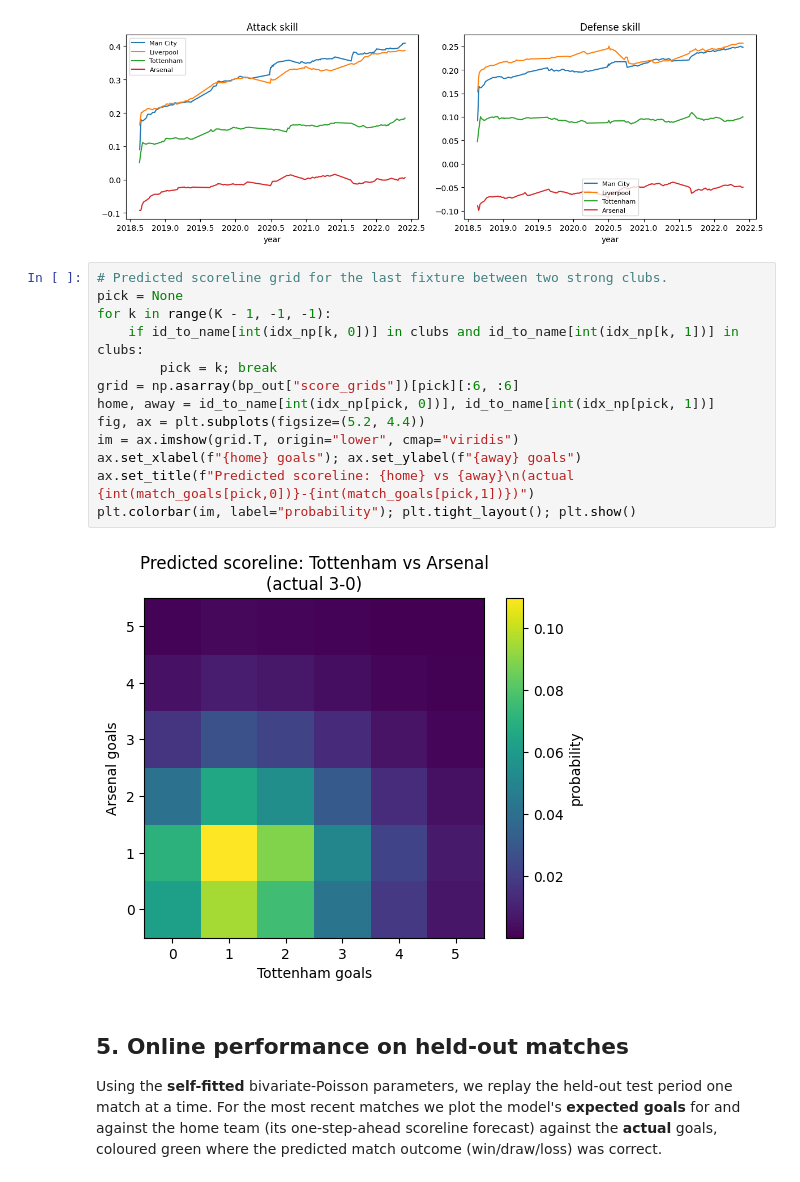
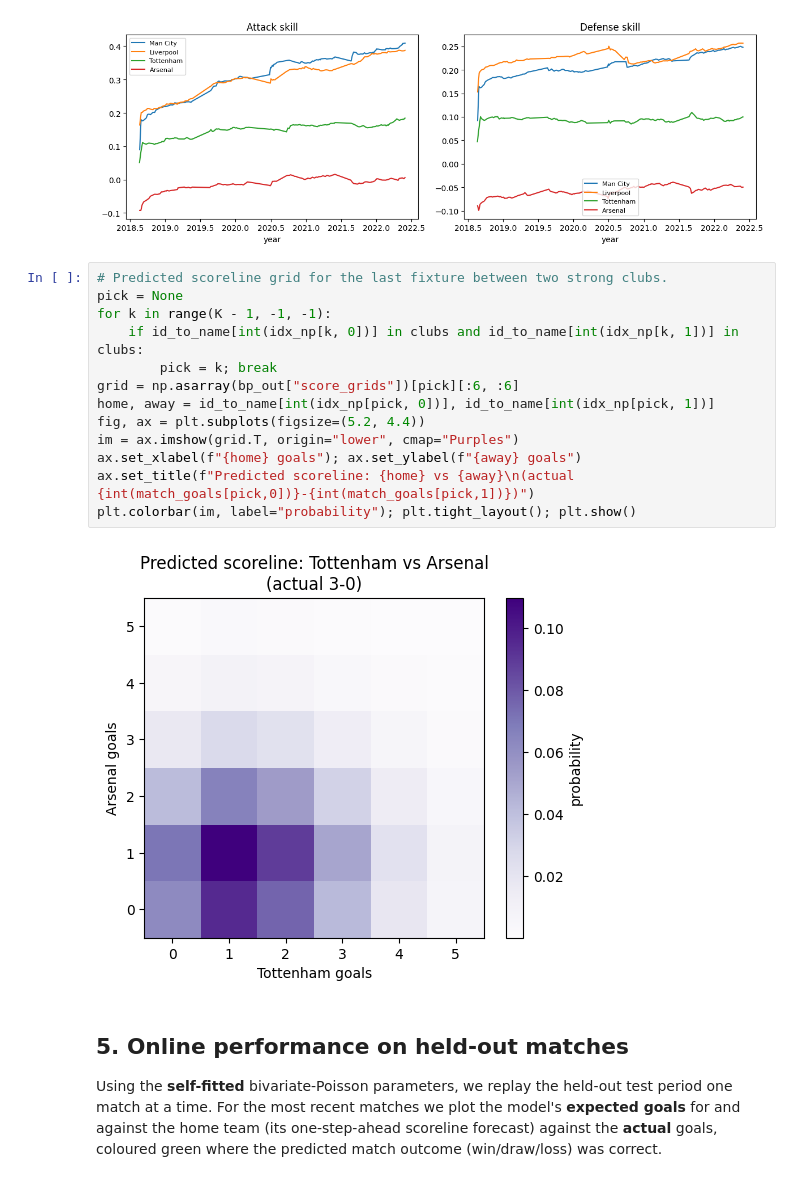
Before and after one commit to DanWaxman/dynestyx, a Jupyter notebook: docs/deep_dives/duffield_football_epl.ipynb, the cells around one changed output. Saved outputs shown, nothing was run; the diff lists cells and outputs as text.

```diff
--- a/docs/deep_dives/duffield_football_epl.ipynb
+++ b/docs/deep_dives/duffield_football_epl.ipynb
@@ -326,18 +329,18 @@ plt.tight_layout(); plt.show()
 # %%
 # Predicted scoreline grid for the last fixture between two strong clubs.
 pick = None
 for k in range(K - 1, -1, -1):
     if id_to_name[int(idx_np[k, 0])] in clubs and id_to_name[int(idx_np[k, 1])] in clubs:
         pick = k; break
 grid = np.asarray(bp_out["score_grids"])[pick][:6, :6]
 home, away = id_to_name[int(idx_np[pick, 0])], id_to_name[int(idx_np[pick, 1])]
 fig, ax = plt.subplots(figsize=(5.2, 4.4))
-im = ax.imshow(grid.T, origin="lower", cmap="viridis")
+im = ax.imshow(grid.T, origin="lower", cmap="Purples")
 ax.set_xlabel(f"{home} goals"); ax.set_ylabel(f"{away} goals")
 ax.set_title(f"Predicted scoreline: {home} vs {away}\n(actual {int(match_goals[pick,0])}-{int(match_goals[pick,1])})")
 plt.colorbar(im, label="probability"); plt.tight_layout(); plt.show()
 # %% [output]
-[figure, old version]
+[figure, new version]
 # %% [markdown]
 ## 5. Online performance on held-out matches
 
```
Also changed, not shown: parts of 8 cells of this notebook.
